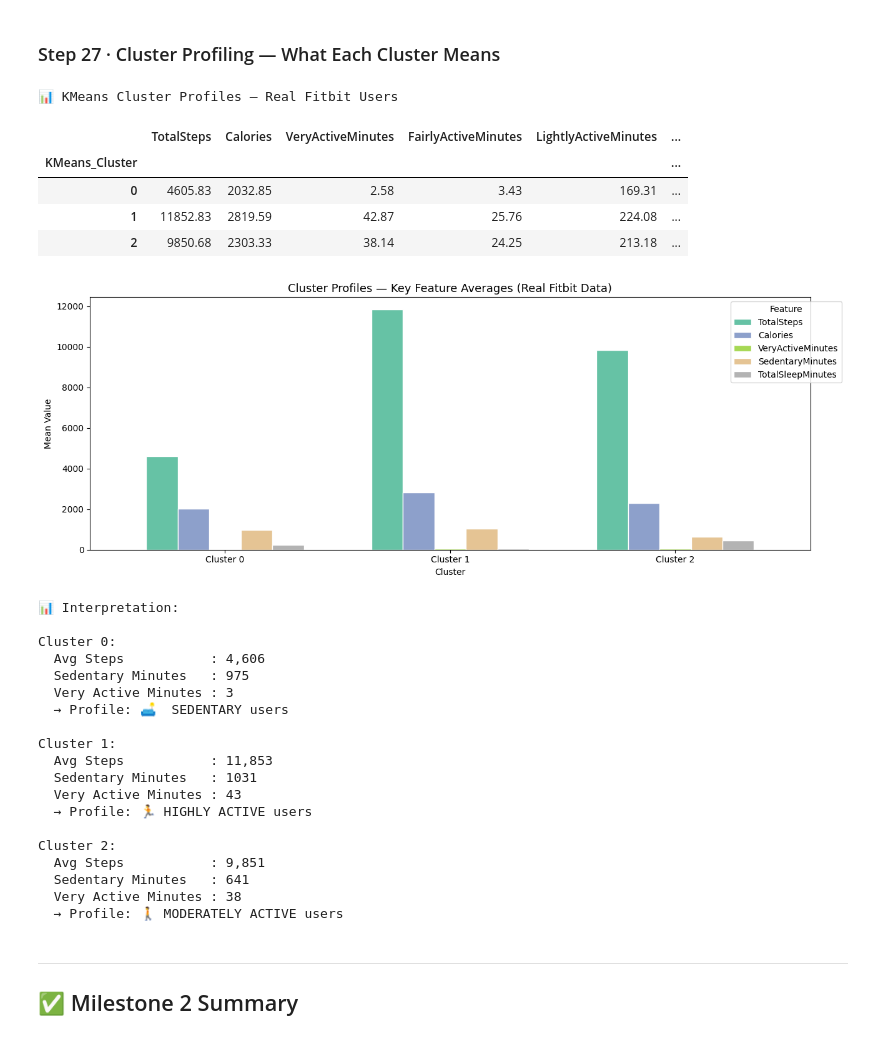
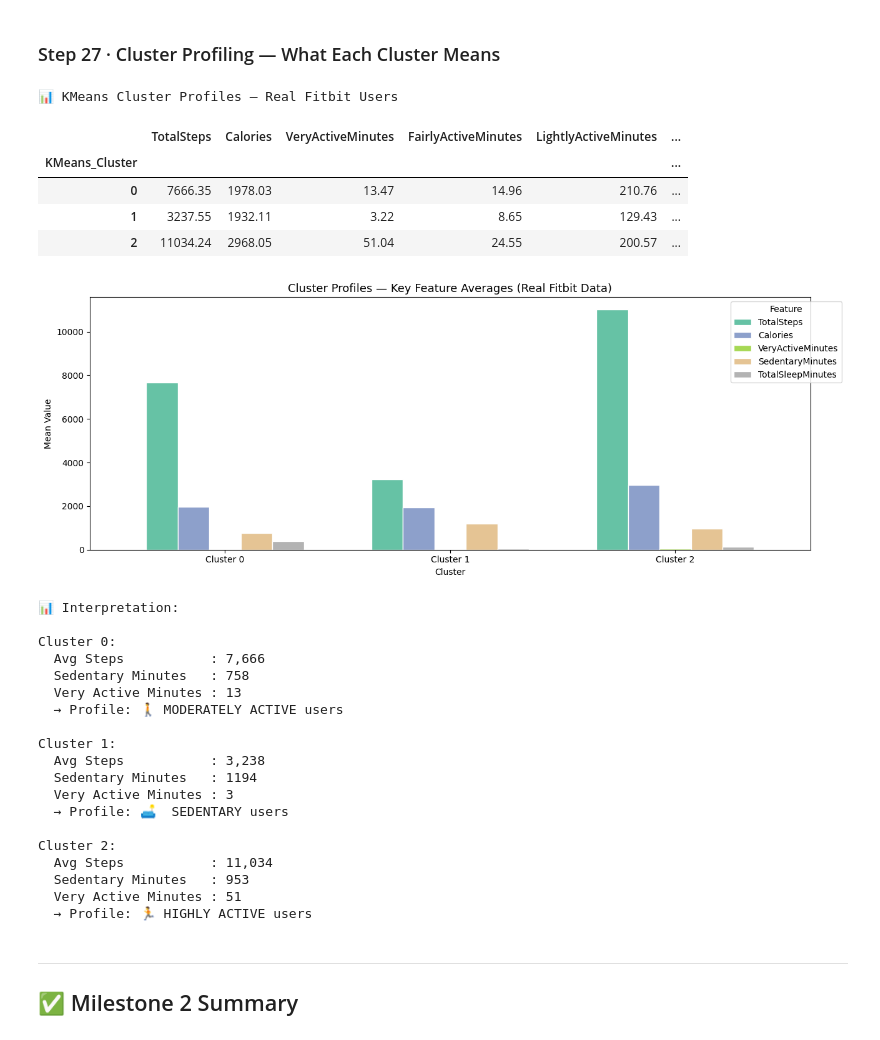
Before and after one commit to ashish-29-2003/FitPulse-Health-Anomaly-Detection-from-Fitness-Devices-Infosys-Internship-Virtual, a Jupyter notebook: new_notebook/Milestone2_Fitbit.ipynb, the cells around one changed output. Saved outputs shown, nothing was run; the diff lists cells and outputs as text; code cells hidden in the pictures.

```diff
--- a/new_notebook/Milestone2_Fitbit.ipynb
+++ b/new_notebook/Milestone2_Fitbit.ipynb
@@ -674,7 +675,7 @@ fig, axes = plt.subplots(2, 1, figsize=(14, 10))
 
 configs = [
     ("TotalSteps",        "ActivityDate", daily,  "#38a169", "Steps"),
-    ("TotalSleepMinutes", "Date", master, "#b794f4", "Sleep (minutes)"),
+    ("TotalSleepMinutes", "Date",         master, "#b794f4", "Sleep (minutes)"),
 ]
 
 for ax, (metric, date_col, df_src, color, label) in zip(axes, configs):
@@ -684,8 +685,8 @@ for ax, (metric, date_col, df_src, color, label) in zip(axes, configs):
         .reset_index()
     )
     daily_agg.columns = ["ds", "y"]
-    daily_agg["ds"]   = pd.to_datetime(daily_agg["ds"])
-    daily_agg         = daily_agg.dropna().sort_values("ds")
+    daily_agg["ds"] = pd.to_datetime(daily_agg["ds"], errors="coerce")
+    daily_agg = daily_agg.dropna(subset=["ds", "y"]).sort_values("ds")
 
     m = Prophet(
         weekly_seasonality=True,
@@ -746,11 +747,20 @@ for col in hr_cols:
     if col in master.columns:
         cluster_cols.append(col)
 
+# Use daily directly — has all 35 users, drop HR cols if causing drops
+cluster_cols_no_hr = [
+    "TotalSteps", "Calories", "VeryActiveMinutes",
+    "FairlyActiveMinutes", "LightlyActiveMinutes",
+    "SedentaryMinutes", "TotalSleepMinutes"
+]
 cluster_features = (
-    master.groupby("Id")[cluster_cols]
+    master.groupby("Id")[cluster_cols_no_hr]
     .mean()
     .round(3)
 )
+cluster_features = cluster_features.dropna()
+print(f"Users available for clustering: {cluster_features.shape[0]}")
+
 cluster_features = cluster_features.dropna()
 
 print("✅ Clustering feature matrix ready")
@@ -863,7 +877,7 @@ Cluster profiles — Average values:
 # %% [markdown]
 ### Step 22 · Fit DBSCAN
 # %%
-EPS         = 1.8
+EPS         = 2.2
 MIN_SAMPLES = 2
 
 dbscan        = DBSCAN(eps=EPS, min_samples=MIN_SAMPLES)
@@ -1032,7 +1048,8 @@ print("✅ t-SNE projection — SCREENSHOT THIS")
 ### Step 27 · Cluster Profiling — What Each Cluster Means
 # %%
 print("📊 KMeans Cluster Profiles — Real Fitbit Users\n")
-profile = cluster_features.groupby("KMeans_Cluster")[cluster_cols].mean().round(2)
+feature_cols = [c for c in cluster_features.columns if c != "KMeans_Cluster"]
+profile = cluster_features.groupby("KMeans_Cluster")[feature_cols].mean().round(2)
 display(profile)
 
 fig, ax = plt.subplots(figsize=(13, 5))
@@ -1041,56 +1058,56 @@ profile[["TotalSteps", "Calories", "VeryActiveMinutes",
     kind="bar", ax=ax, colormap="Set2", edgecolor="white", width=0.7
 )
 ax.set_title("Cluster Profiles — Key Feature Averages (Real Fitbit Data)", fontsize=13)
 ax.set_xlabel("Cluster")
 ax.set_ylabel("Mean Value")
 ax.set_xticklabels([f"Cluster {i}" for i in range(OPTIMAL_K)], rotation=0)
 ax.legend(bbox_to_anchor=(1.05, 1), title="Feature")
 plt.tight_layout()
 plt.show()
 
 print("\n📊 Interpretation:")
 for i in range(OPTIMAL_K):
     row    = profile.loc[i]
     steps  = row["TotalSteps"]
     sed    = row["SedentaryMinutes"]
     active = row["VeryActiveMinutes"]
     print(f"\nCluster {i}:")
     print(f"  Avg Steps           : {steps:,.0f}")
     print(f"  Sedentary Minutes   : {sed:.0f}")
     print(f"  Very Active Minutes : {active:.0f}")
     if steps > 10000:
         print(f"  → Profile: 🏃 HIGHLY ACTIVE users")
     elif steps > 5000:
         print(f"  → Profile: 🚶 MODERATELY ACTIVE users")
     else:
         print(f"  → Profile: 🛋️  SEDENTARY users")
 # %% [output]
 📊 KMeans Cluster Profiles — Real Fitbit Users
 |  | TotalSteps | Calories | VeryActiveMinutes | FairlyActiveMinutes | LightlyActiveMinutes | ... |
 | KMeans_Cluster |  |  |  |  |  | ... |
-| 0 | 4605.83 | 2032.85 | 2.58 | 3.43 | 169.31 | ... |
-| 1 | 11852.83 | 2819.59 | 42.87 | 25.76 | 224.08 | ... |
-| 2 | 9850.68 | 2303.33 | 38.14 | 24.25 | 213.18 | ... |
+| 0 | 7666.35 | 1978.03 | 13.47 | 14.96 | 210.76 | ... |
+| 1 | 3237.55 | 1932.11 | 3.22 | 8.65 | 129.43 | ... |
+| 2 | 11034.24 | 2968.05 | 51.04 | 24.55 | 200.57 | ... |
-[figure, old version]
+[figure, new version]
 📊 Interpretation:
 
 Cluster 0:
-  Avg Steps           : 4,606
-  Sedentary Minutes   : 975
+  Avg Steps           : 7,666
+  Sedentary Minutes   : 758
+  Very Active Minutes : 13
+  → Profile: 🚶 MODERATELY ACTIVE users
+
+Cluster 1:
+  Avg Steps           : 3,238
+  Sedentary Minutes   : 1194
   Very Active Minutes : 3
   → Profile: 🛋️  SEDENTARY users
 
-Cluster 1:
-  Avg Steps           : 11,853
-  Sedentary Minutes   : 1031
-  Very Active Minutes : 43
+Cluster 2:
+  Avg Steps           : 11,034
+  Sedentary Minutes   : 953
+  Very Active Minutes : 51
   → Profile: 🏃 HIGHLY ACTIVE users
-
-Cluster 2:
-  Avg Steps           : 9,851
-  Sedentary Minutes   : 641
-  Very Active Minutes : 38
-  → Profile: 🚶 MODERATELY ACTIVE users
 # %% [markdown]
 ---
 ## ✅ Milestone 2 Summary
```
Also changed, not shown: parts of 14 cells of this notebook, 3 other files.
